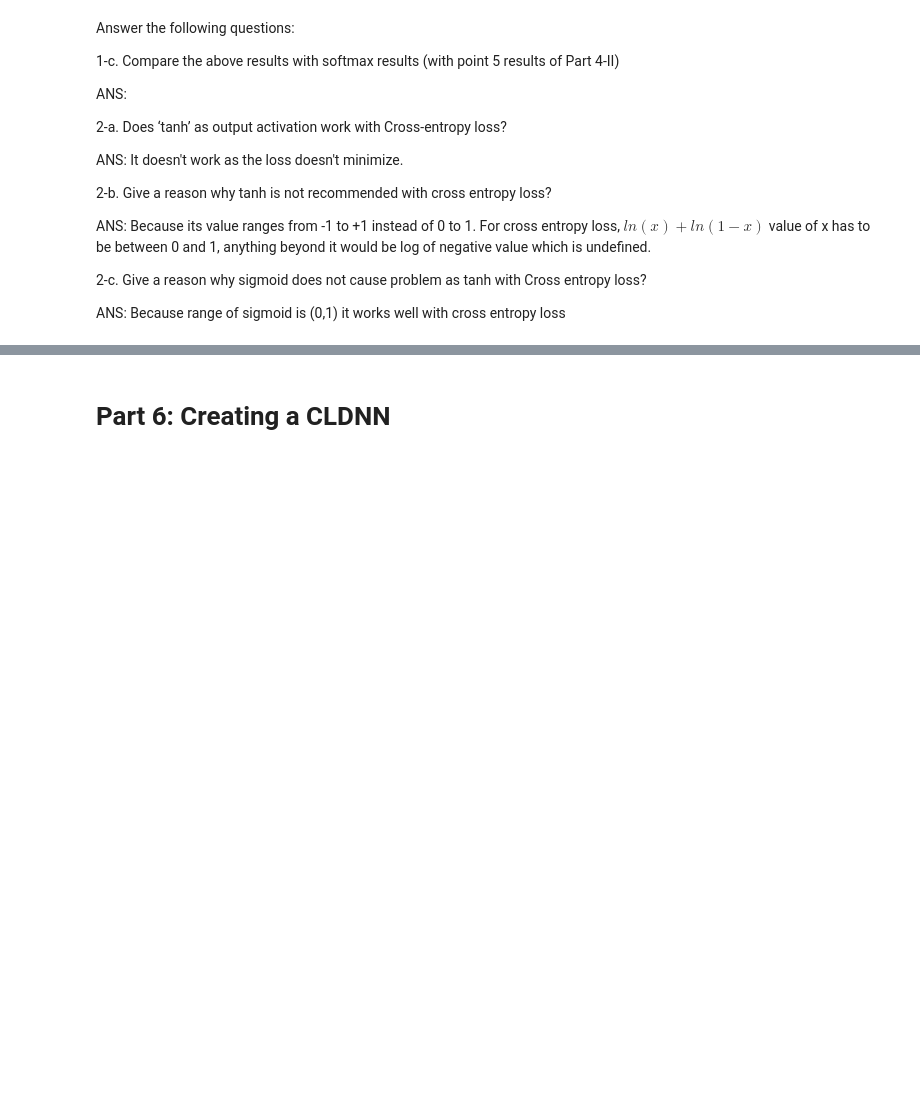
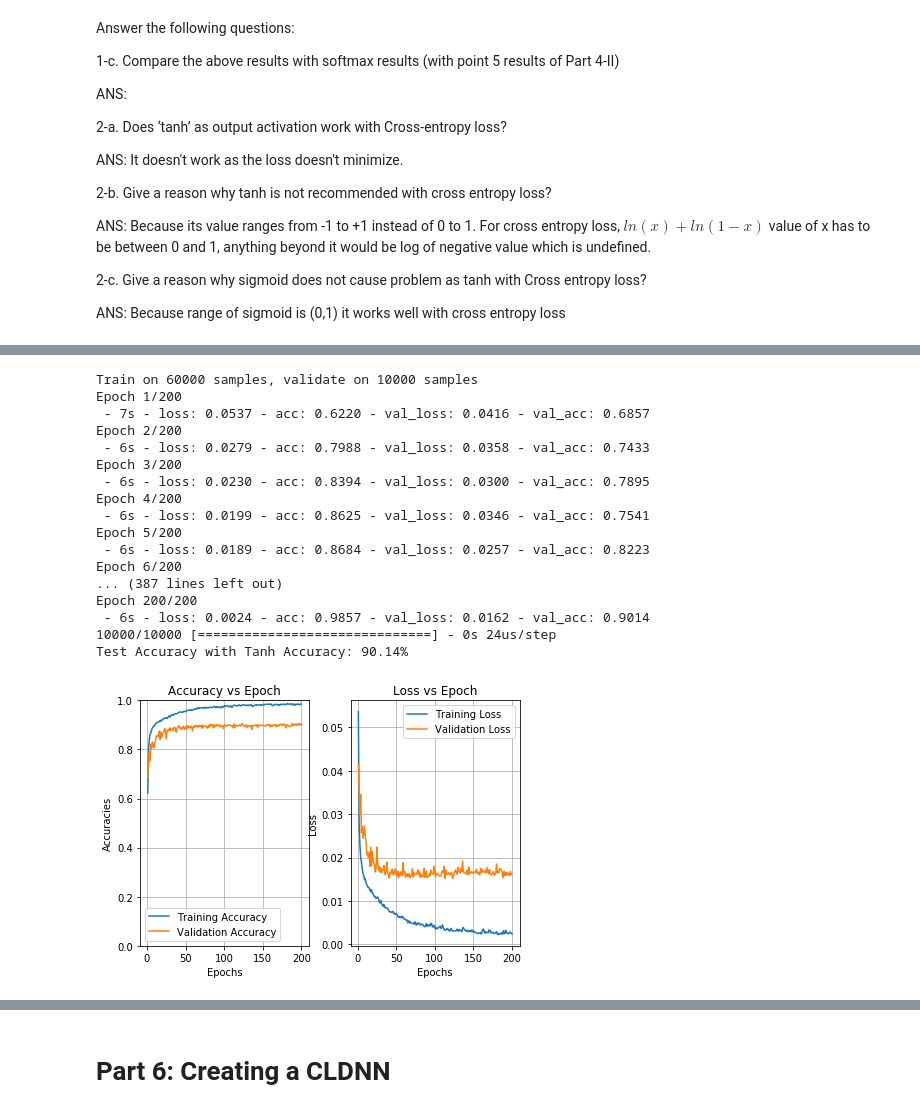
Before and after one commit to Salazar-Prime/deep_forget, a Jupyter notebook: Project 1 Convolutional LSTM Neural Networks/Project_1_Student_code.ipynb, the cells around one changed output, grey strips where cells are left out. Drawn from its saved outputs; the diff is of its cells as text; code cells hidden in the pictures; blank space fills up the shorter version.

```diff
--- a/Project 1 Convolutional LSTM Neural Networks/Project_1_Student_code.ipynb
+++ b/Project 1 Convolutional LSTM Neural Networks/Project_1_Student_code.ipynb
@@ -741,0 +819,54 @@ Answer the following questions:
+# %%
+########## tanh activation ##########
+
+#Create instance of CNN model graph
+act_tanh = CNN_activation("tanh")
+#Compile model using an appropriate loss and optimizer algorithm
+act_tanh.compile(loss="mean_squared_error",metrics=['accuracy'],optimizer="adam")
+#Train the model and assign training meta-data to a variable
+hist = act_tanh.fit(data_train, labels_train,validation_data=(data_test, labels_test),shuffle=True,epochs=200,batch_size=1536, verbose=2)
+#Print accuracy of model on testing set after training
+[test_loss,test_acc] = act_tanh.evaluate(data_test, labels_test, batch_size = 512, verbose=1)
+print("Test Accuracy with Tanh Accuracy: {:0.2f}%".format(test_acc*100))
+
+# plots for sigmoid
+fig, (ax1, ax2) = plt.subplots(1,2)
+fig.tight_layout()
+
+# accuracy
+ax1.plot(range(1,201),hist.history['acc'])
+ax1.plot(range(1,201),hist.history['val_acc'])
+ax1.set_title("Accuracy vs Epoch")
+ax1.set_xlabel("Epochs")
+ax1.set_ylim(0,1)
+ax1.set_ylabel("Accuracies")
+ax1.legend(['Training Accuracy','Validation Accuracy'])
+ax1.grid(True)
+
+# loss
+ax2.plot(range(1,201),hist.history['loss'])
+ax2.plot(range(1,201),hist.history['val_loss'])
+ax2.set_title("Loss vs Epoch")
+ax2.set_xlabel("Epochs")
+ax2.set_ylabel("Loss")
+ax2.legend(['Training Loss','Validation Loss'])
+ax2.grid(True)
+# %% [output]
+Train on 60000 samples, validate on 10000 samples
+Epoch 1/200
+ - 7s - loss: 0.0537 - acc: 0.6220 - val_loss: 0.0416 - val_acc: 0.6857
+Epoch 2/200
+ - 6s - loss: 0.0279 - acc: 0.7988 - val_loss: 0.0358 - val_acc: 0.7433
+Epoch 3/200
+ - 6s - loss: 0.0230 - acc: 0.8394 - val_loss: 0.0300 - val_acc: 0.7895
+Epoch 4/200
+ - 6s - loss: 0.0199 - acc: 0.8625 - val_loss: 0.0346 - val_acc: 0.7541
+Epoch 5/200
+ - 6s - loss: 0.0189 - acc: 0.8684 - val_loss: 0.0257 - val_acc: 0.8223
+Epoch 6/200
+... (387 lines left out)
+Epoch 200/200
+ - 6s - loss: 0.0024 - acc: 0.9857 - val_loss: 0.0162 - val_acc: 0.9014
+10000/10000 [==============================] - 0s 24us/step
+Test Accuracy with Tanh Accuracy: 90.14%
+[figure, added]
```
Also changed, not shown: parts of 13 cells of this notebook.
